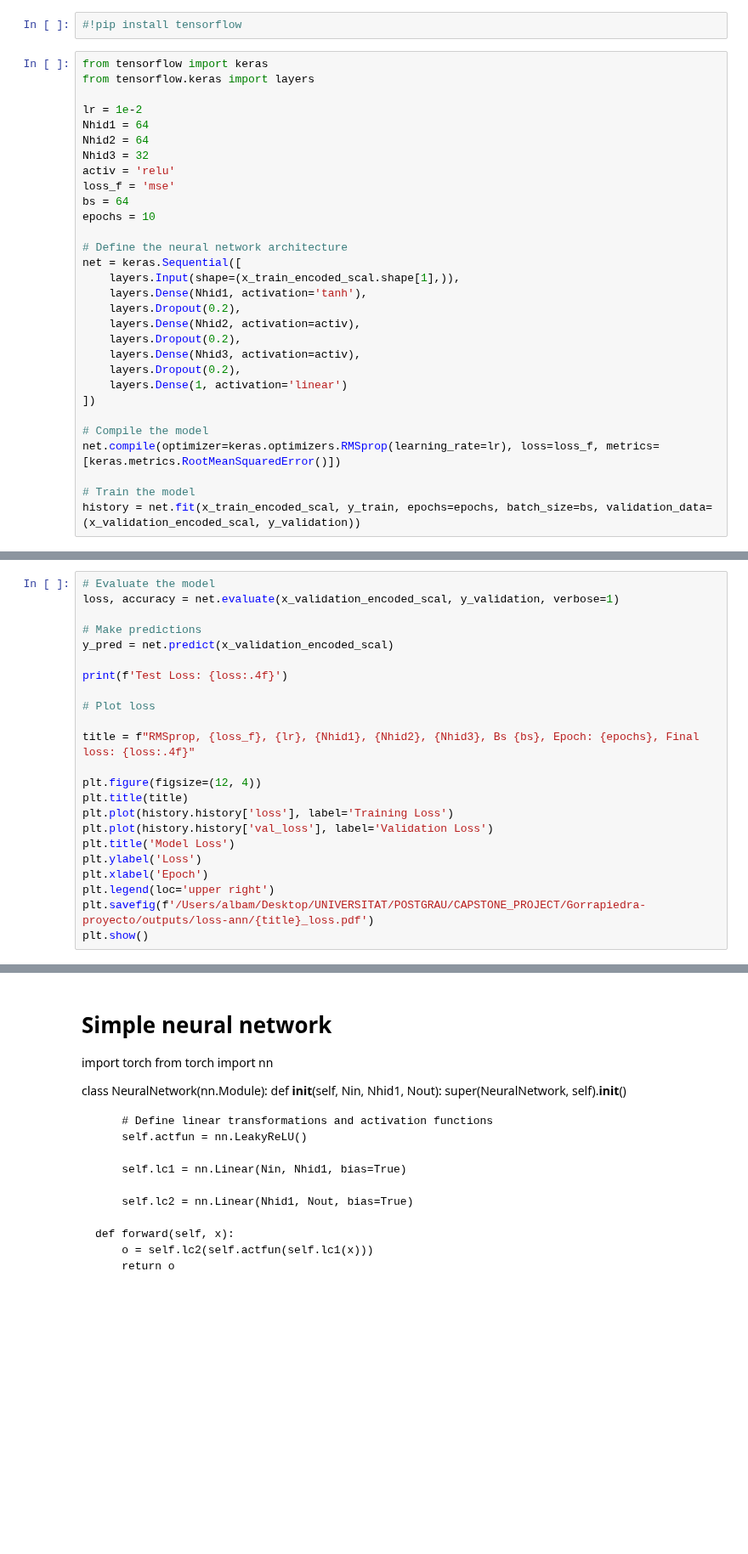
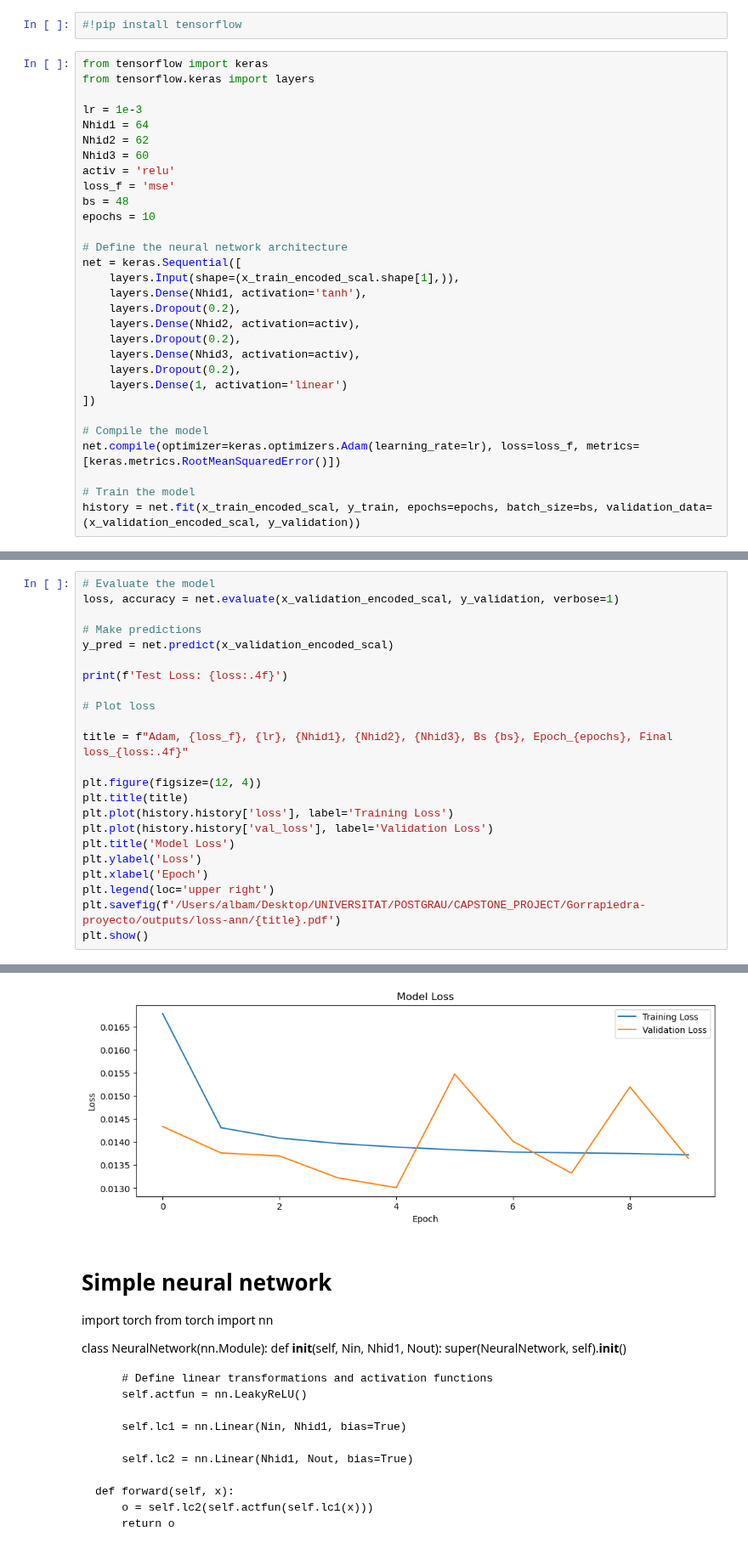
Before and after one commit to carlotalacasav/Gorrapiedra-proyecto, a Jupyter notebook: modelos_alba.ipynb, the cells around one changed output, grey strips where cells are left out. Shown at 85% size. Drawn from its saved outputs; the diff is of its cells as text; blank space fills up the shorter version.

```diff
--- a/modelos_alba.ipynb
+++ b/modelos_alba.ipynb
@@ -125,13 +148,13 @@ print("R2:", r2)
 from tensorflow import keras
 from tensorflow.keras import layers
 
-lr = 1e-2
+lr = 1e-3
 Nhid1 = 64
-Nhid2 = 64
-Nhid3 = 32
+Nhid2 = 62
+Nhid3 = 60
 activ = 'relu'
 loss_f = 'mse'
-bs = 64
+bs = 48
 epochs = 10
 
 # Define the neural network architecture
@@ -147,7 +170,7 @@ net = keras.Sequential([
 ])
 
 # Compile the model
-net.compile(optimizer=keras.optimizers.RMSprop(learning_rate=lr), loss=loss_f, metrics=[keras.metrics.RootMeanSquaredError()])
+net.compile(optimizer=keras.optimizers.Adam(learning_rate=lr), loss=loss_f, metrics=[keras.metrics.RootMeanSquaredError()])
 
 # Train the model
 history = net.fit(x_train_encoded_scal, y_train, epochs=epochs, batch_size=bs, validation_data=(x_validation_encoded_scal, y_validation))
@@ -162,7 +206,7 @@ print(f'Test Loss: {loss:.4f}')
 
 # Plot loss
 
-title = f"RMSprop, {loss_f}, {lr}, {Nhid1}, {Nhid2}, {Nhid3}, Bs {bs}, Epoch: {epochs}, Final loss: {loss:.4f}"
+title = f"Adam, {loss_f}, {lr}, {Nhid1}, {Nhid2}, {Nhid3}, Bs {bs}, Epoch_{epochs}, Final loss_{loss:.4f}"
 
 plt.figure(figsize=(12, 4))
 plt.title(title)
@@ -172,5 +216,6 @@ plt.title('Model Loss')
 plt.ylabel('Loss')
 plt.xlabel('Epoch')
 plt.legend(loc='upper right')
-plt.savefig(f'/Users/albam/Desktop/UNIVERSITAT/POSTGRAU/CAPSTONE_PROJECT/Gorrapiedra-proyecto/outputs/loss-ann/{title}_loss.pdf')
+plt.savefig(f'/Users/albam/Desktop/UNIVERSITAT/POSTGRAU/CAPSTONE_PROJECT/Gorrapiedra-proyecto/outputs/loss-ann/{title}.pdf')
 plt.show()
+# %% [output]
@@ -177,3 +225,4 @@ plt.show()
+[figure, added]
 # %% [markdown]
 # Simple neural network
 
```
Also changed, not shown: parts of 7 cells of this notebook, 11 other files.
